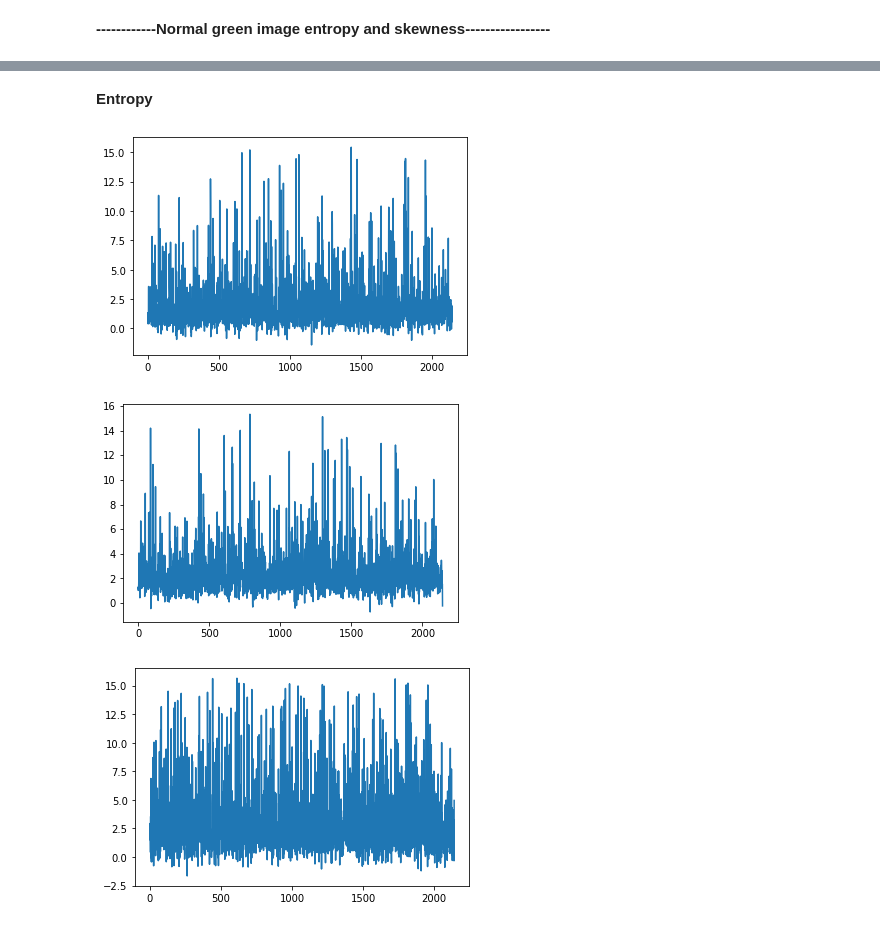
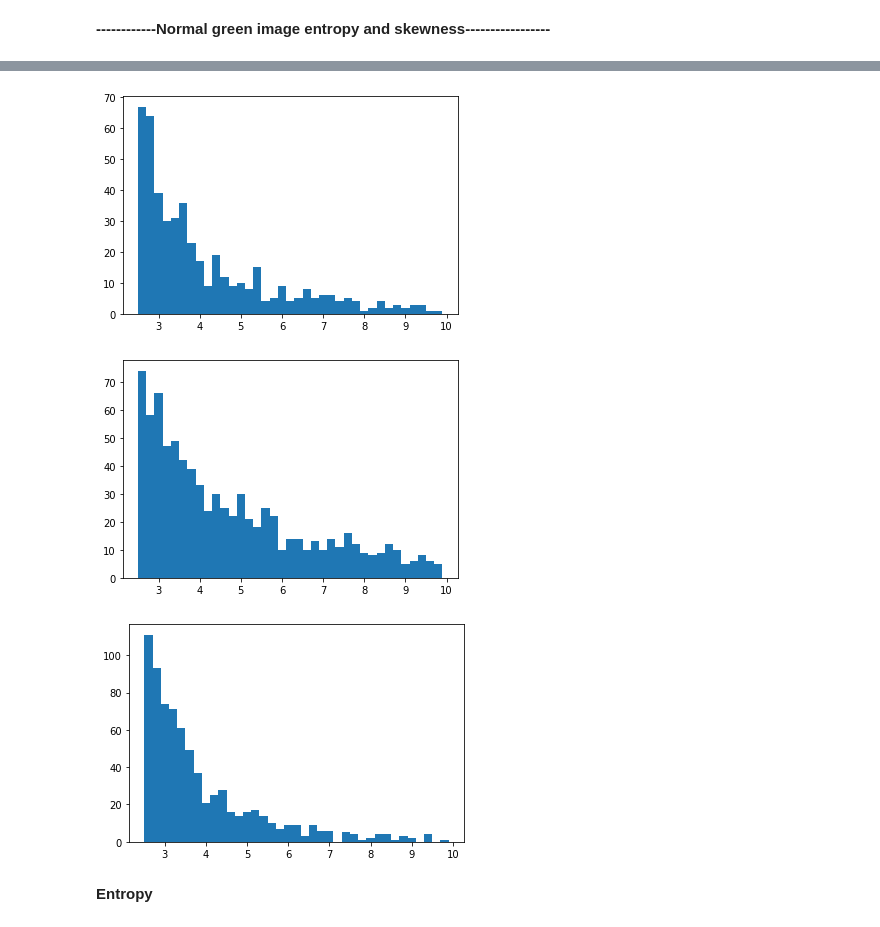
Before and after one commit to faiz28/Image-Exposure-Detection-By-Deep-Neural-Network, a Jupyter notebook: Analysis Skewness and Entropy.ipynb, the cells around one changed output, grey strips where cells are left out. Drawn from its saved outputs; the diff is of its cells as text; code cells hidden in the pictures.

Commit message:
update entropy and skewness code, update large size cnn'

```diff
--- a/Analysis Skewness and Entropy.ipynb
+++ b/Analysis Skewness and Entropy.ipynb
@@ -33,0 +33,13 @@ Index(['image-id', ''Normal'', ' 'Normal'', ' 'Normal'.1', ' 'Normal'.2',
+# %%
+# Normal image
+Green_Normal_skewness = df["Normal.2"][2:]
+Green_Normal_skewness =  Green_Normal_skewness.astype(float)
+ax =  np.arange(0,Green_Normal_skewness.count(),1)
+
+# Overexposed iamge
+Overexposed_skewness = df["OverExposed.2"][2:]
+Overexposed_skewness =  Overexposed_skewness.astype(float)
+
+#Underexposed image
+Underexposed_skewness = df["UnderExposed.2"][2:]
+Underexposed_skewness =  Underexposed_skewness.astype(float)
@@ -34,2 +57,15 @@ Index(['image-id', ''Normal'', ' 'Normal'', ' 'Normal'.1', ' 'Normal'.2',
+# %%
+
+
+plt.hist(Green_Normal_skewness,np.arange(2.5,10,0.2))
+plt.show()
+plt.hist(Overexposed_skewness,np.arange(2.5,10,0.2))
+plt.show()
+plt.hist(Underexposed_skewness,np.arange(2.5,10,0.2))
+plt.show()
+# %% [output]
+[figure, added]
+[figure, added]
+[figure, added]
 # %% [markdown]
 **Entropy**
@@ -49,11 +71,0 @@ Underexposed_entropy =  Underexposed_entropy.astype(float)
-# %%
-plt.plot(ax,Green_Normal_entropy)
-plt.show()
-plt.plot(ax,Overexposed_entropy)
-plt.show()
-plt.plot(ax,Underexposed_entropy)
-plt.show()
-# %% [output]
-[figure, removed]
-[figure, removed]
-[figure, removed]
```
Also changed, not shown: parts of 40 cells of this notebook, 46 other files.
